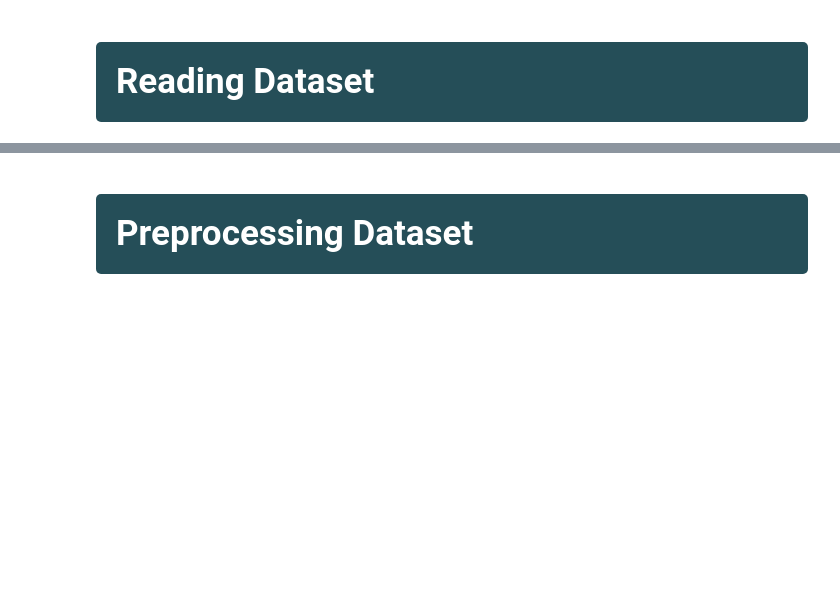
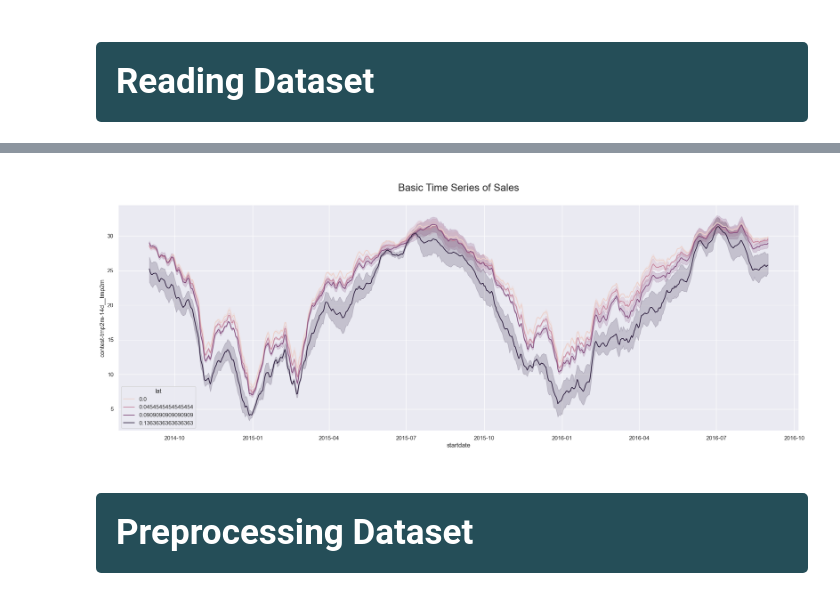
Before and after one commit to xingjian-bai/WiDS, a Jupyter notebook: works/Xingjian/811_improving.ipynb, the cells around one changed output, grey strips where cells are left out. Drawn from its saved outputs; the diff is of its cells as text; code cells hidden in the pictures; blank space fills up the shorter version.

```diff
--- a/works/Xingjian/811_improving.ipynb
+++ b/works/Xingjian/811_improving.ipynb
@@ -71,3 +66,10 @@ train_raw.head()
+# %%
+import seaborn as sns
+sns.set(rc={'figure.figsize':(24,8)})
+ax=sns.lineplot(data=train_raw[0:10000],x='startdate',y=target,hue='lat')
+ax.axes.set_title("\nBasic Time Series of Sales\n",fontsize=20);
+# %% [output]
+[figure, added]
 # %% [markdown]
 <a id = "process"></a>
 # <div style="padding:20px;color:white;margin:0;font-size:35px;font-family:Georgia;text-align:left;display:fill;border-radius:5px;background-color:#254E58;overflow:hidden"><b>Preprocessing Dataset</b></div>
```
Also changed, not shown: parts of 1 cell of this notebook, 4 other files.
